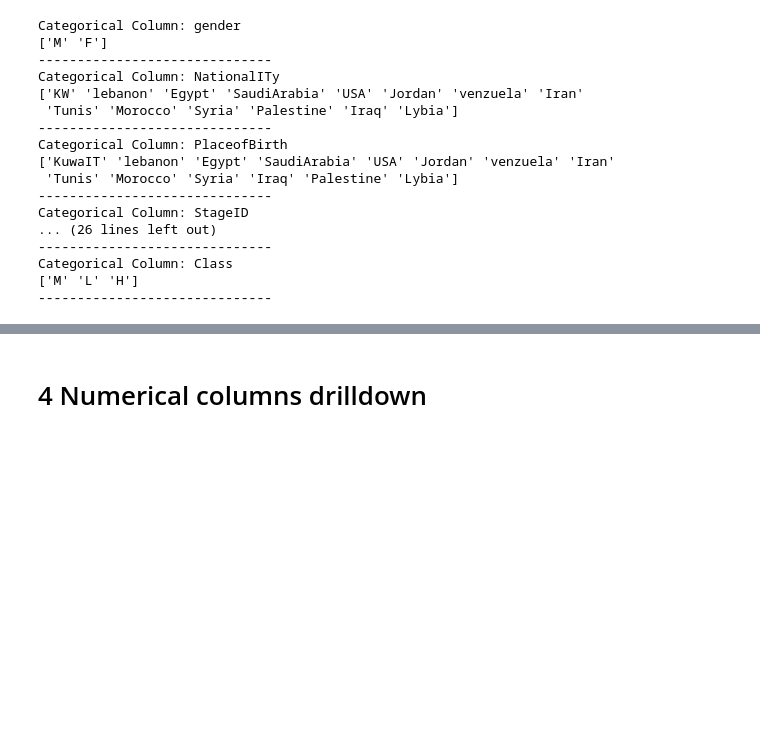
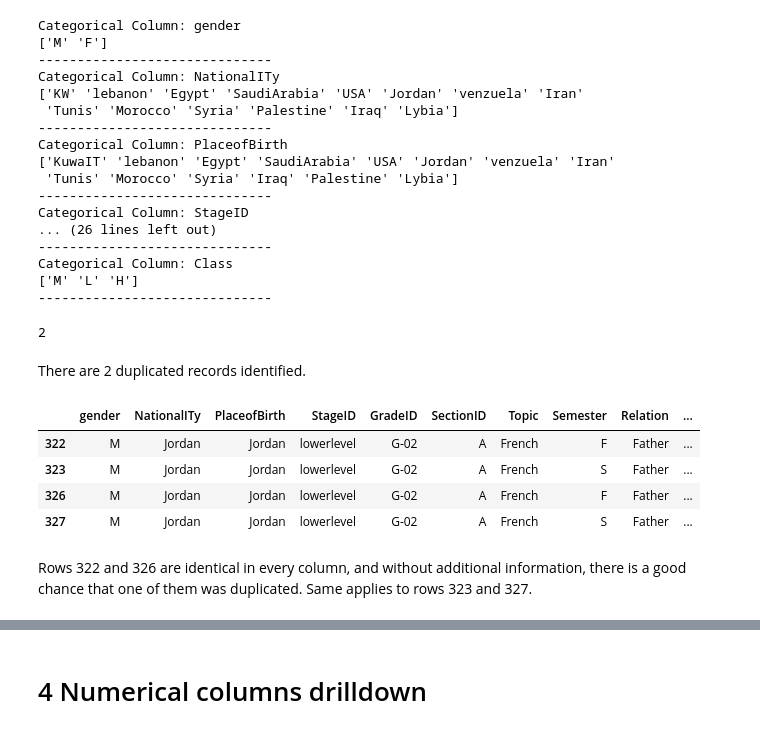
Before and after one commit to 8osco/academic_performance_analysis, a Jupyter notebook: jupyter_notebooks/1_data_etl.ipynb, the cells around one changed output, grey strips where cells are left out. Cells and saved outputs as stored; diff of their text form; code cells hidden in the pictures; blank space fills up the shorter version.

Commit message:
Add record duplication check and data cleaning section

```diff
--- a/jupyter_notebooks/1_data_etl.ipynb
+++ b/jupyter_notebooks/1_data_etl.ipynb
@@ -146,6 +146,24 @@ Categorical Column: StageID
 Categorical Column: Class
 ['M' 'L' 'H']
 ------------------------------
+# %%
+# Check for duplicated records
+df.duplicated().sum()
+# %% [output]
+2
+# %% [markdown]
+There are 2 duplicated records identified.
+# %%
+# Display duplicated records
+df[df.duplicated(keep = False)]
+# %% [output]
+|  | gender | NationalITy | PlaceofBirth | StageID | GradeID | SectionID | Topic | Semester | Relation | ... |
+| 322 | M | Jordan | Jordan | lowerlevel | G-02 | A | French | F | Father | ... |
+| 323 | M | Jordan | Jordan | lowerlevel | G-02 | A | French | S | Father | ... |
+| 326 | M | Jordan | Jordan | lowerlevel | G-02 | A | French | F | Father | ... |
+| 327 | M | Jordan | Jordan | lowerlevel | G-02 | A | French | S | Father | ... |
+# %% [markdown]
+Rows 322 and 326 are identical in every column, and without additional information, there is a good chance that one of them was duplicated.  Same applies to rows 323 and 327.
 # %% [markdown]
 ### Observations:
 
```
Also changed, not shown: parts of 4 cells of this notebook.
